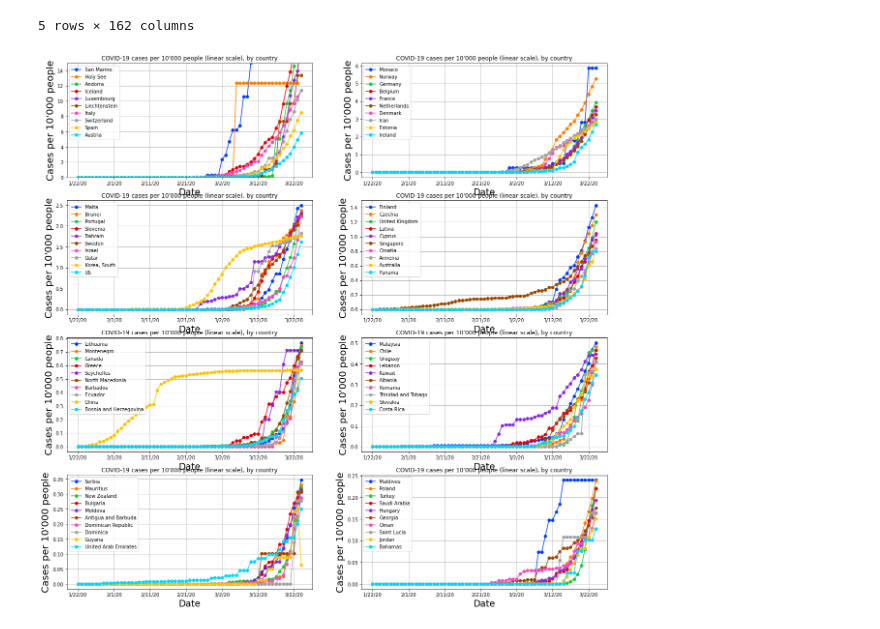
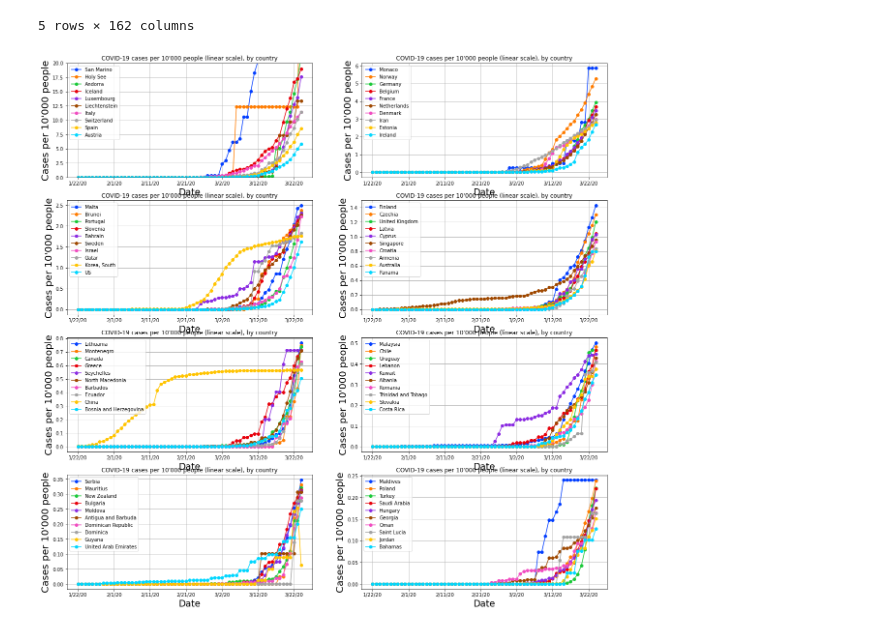
Before and after one commit to perrozzi/COVID-19, a Jupyter notebook: notebooks/COVID-19-by-country.ipynb, the cells around one changed output. Saved outputs shown, nothing was run; the diff lists cells and outputs as text; code cells hidden in the pictures.

```diff
--- a/notebooks/COVID-19-by-country.ipynb
+++ b/notebooks/COVID-19-by-country.ipynb
@@ -255,26 +255,26 @@ small_countries = ["San Marino", "Holy See"]
 # %%
 nrow=4
 ncol=2
 count=0
 fig, axes = plt.subplots(nrows=nrow, ncols=ncol)
 
 
 for r in range(nrow):
     for c in range(ncol):
         #show total number of positive cases
         plot_countries = contries_pop_norm_ordered[count*10:(count+1)*10].index.to_list()
         # plot_countries = [country for country in plot_countries if (country not in small_countries)]
         plot_countries = [country for country in plot_countries if not "Cruise" in country]
         # print(count*10,(count+1)*10,plot_countries)
         conf_pop_norm[plot_countries].plot(grid=True, marker='o', ax=axes[r,c],
                  title="COVID-19 cases per 10'000 people (linear scale), by country", figsize = (20,20))
         axes[r,c].set_xlabel("Date", fontsize=19)
         axes[r,c].set_ylabel("Cases per 10'000 people", fontsize=20)
         if r==0 and c==0:
-            axes[r,c].set_ylim(0,15)
+            axes[r,c].set_ylim(0,20)
         count+=1
 # %% [output]
-[figure, old version]
+[figure, new version]
 # %%
 nrow=4
 ncol=2
```
Also changed, not shown: parts of 6 cells of this notebook, 2 other files.
